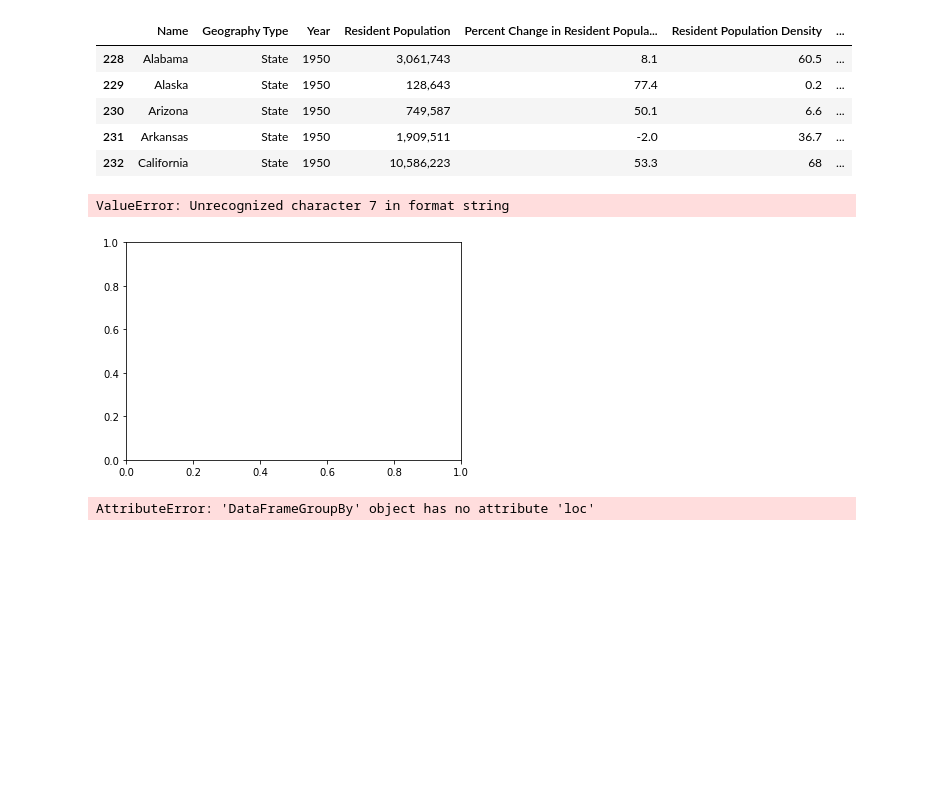
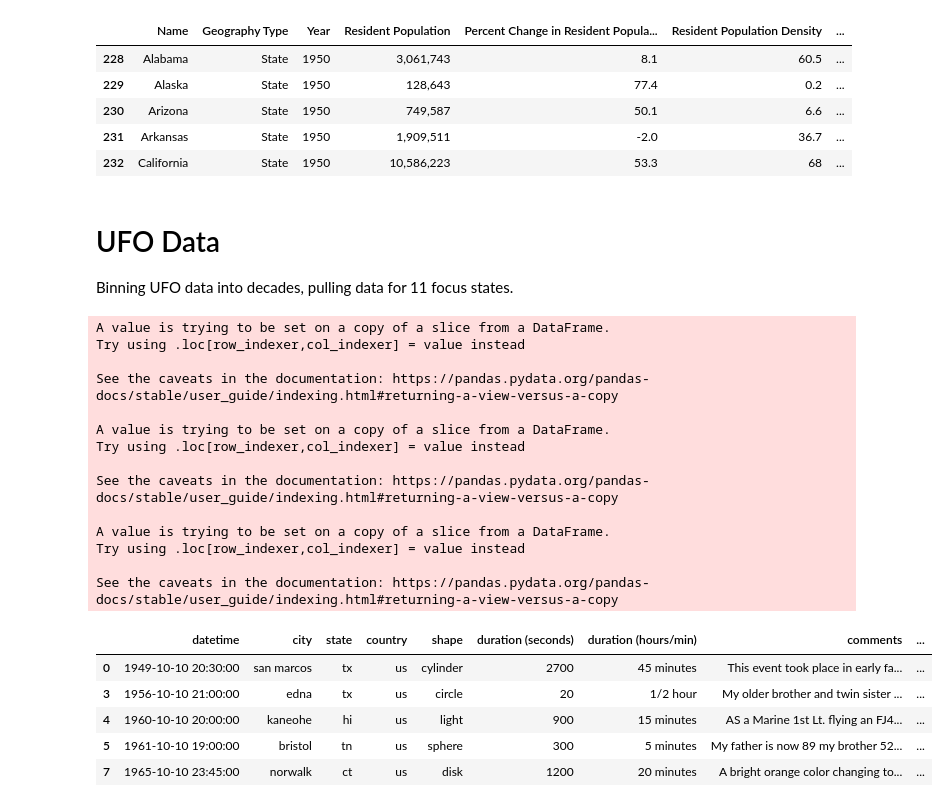
Before and after one commit to hfattor/data-analytics-project1, a Jupyter notebook: ufo_NASA_datetime.ipynb, the cells around one changed output. Cells and saved outputs as stored; diff of their text form; code cells hidden in the pictures; blank space fills up the shorter version.

```diff
--- a/ufo_NASA_datetime.ipynb
+++ b/ufo_NASA_datetime.ipynb
@@ -130,5 +81,7 @@ us_census.head()
+# %% [markdown]
+# UFO Data
+Binning UFO data into decades, pulling data for 11 focus states.
 # %%
-ufo_raw = pd.read_csv("ufosightingdata.csv", delimiter = ",")
 ufo_dropped = ufo_raw.dropna()
 
 #datetime
@@ -142,7 +95,19 @@ ufo_by_year.head()
 #grouping by decade
 groupnames1 = ["Pre-1950s","1950s","1960s","1970s","1980s","1990s","2000s","2010s","2020s"]
 bins = [0, 1949.0, 1959.0, 1969.0, 1979.0,1989.0,1999.0,2009.0,2019,2024.0]
-ufo_by_year["decade"] = pd.cut(ufo_by_year["year"],bins,labels=groupnames,include_lowest=False)
+ufo_by_year["decade"] = pd.cut(ufo_by_year["year"],bins,labels=groupnames1,include_lowest=False)
 # %% [output]
-ValueError: Unrecognized character 7 in format string
+A value is trying to be set on a copy of a slice from a DataFrame.
+Try using .loc[row_indexer,col_indexer] = value instead
+
+See the caveats in the documentation: https://pandas.pydata.org/pandas-docs/stable/user_guide/indexing.html#returning-a-view-versus-a-copy
+
+A value is trying to be set on a copy of a slice from a DataFrame.
+Try using .loc[row_indexer,col_indexer] = value instead
+
+See the caveats in the documentation: https://pandas.pydata.org/pandas-docs/stable/user_guide/indexing.html#returning-a-view-versus-a-copy
+
+A value is trying to be set on a copy of a slice from a DataFrame.
+Try using .loc[row_indexer,col_indexer] = value instead
+
+See the caveats in the documentation: https://pandas.pydata.org/pandas-docs/stable/user_guide/indexing.html#returning-a-view-versus-a-copy
-[figure, removed]
@@ -151,4 +114,9 @@ Arizona = plt.plot(us_census['Year'], danger_drop_speeds, color="red", label="Ar
-# %%
-us_census.groupby(["Name"]).loc["Arizona"]
-# %% [output]
-AttributeError: 'DataFrameGroupBy' object has no attribute 'loc'
+# %%
+ufo_by_year.head()
+# %% [output]
+|  | datetime | city | state | country | shape | duration (seconds) | duration (hours/min) | comments | ... |
+| 0 | 1949-10-10 20:30:00 | san marcos | tx | us | cylinder | 2700 | 45 minutes | This event took place in early fa... | ... |
+| 3 | 1956-10-10 21:00:00 | edna | tx | us | circle | 20 | 1/2 hour | My older brother and twin sister ... | ... |
+| 4 | 1960-10-10 20:00:00 | kaneohe | hi | us | light | 900 | 15 minutes | AS a Marine 1st Lt. flying an FJ4... | ... |
+| 5 | 1961-10-10 19:00:00 | bristol | tn | us | sphere | 300 | 5 minutes | My father is now 89 my brother 52... | ... |
+| 7 | 1965-10-10 23:45:00 | norwalk | ct | us | disk | 1200 | 20 minutes | A bright orange color changing to... | ... |
```
Also changed, not shown: parts of 12 cells of this notebook, 1 other file.
